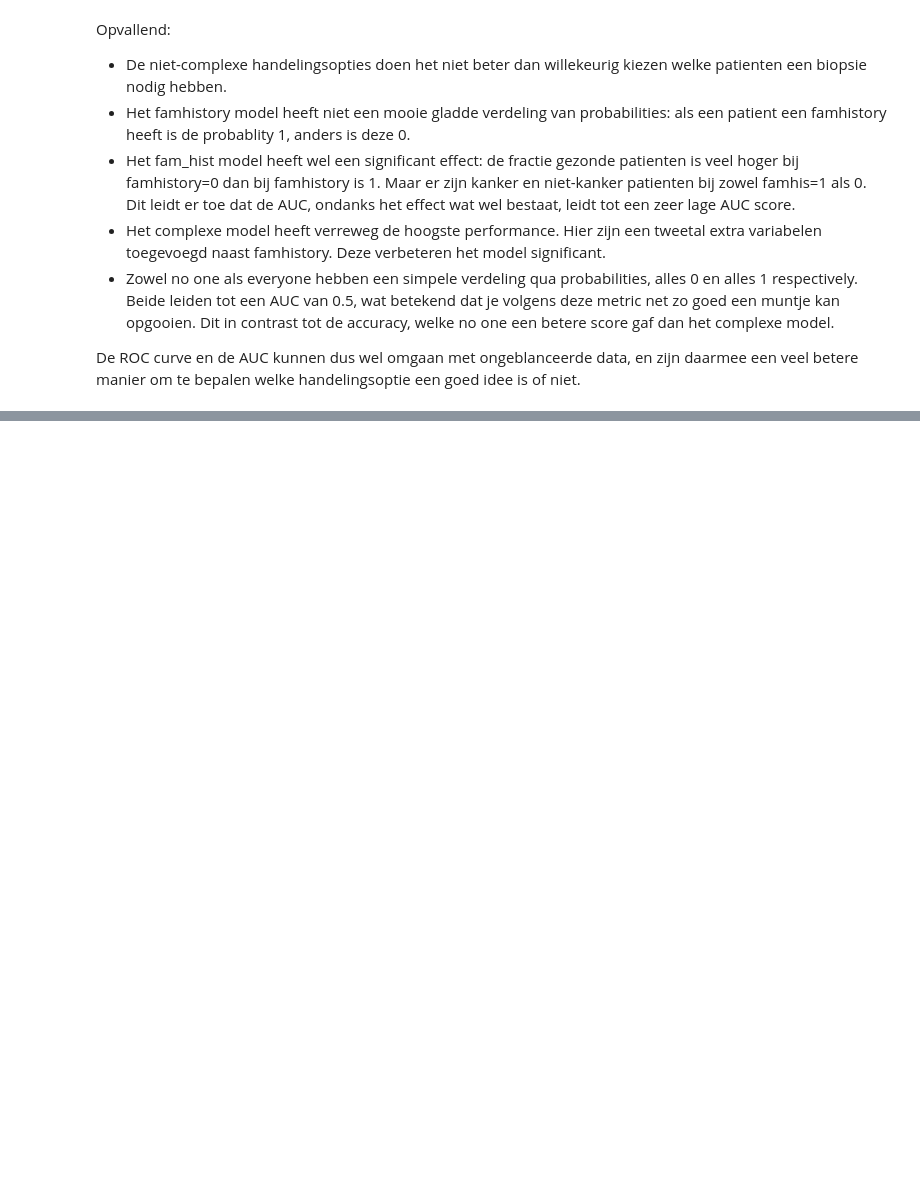
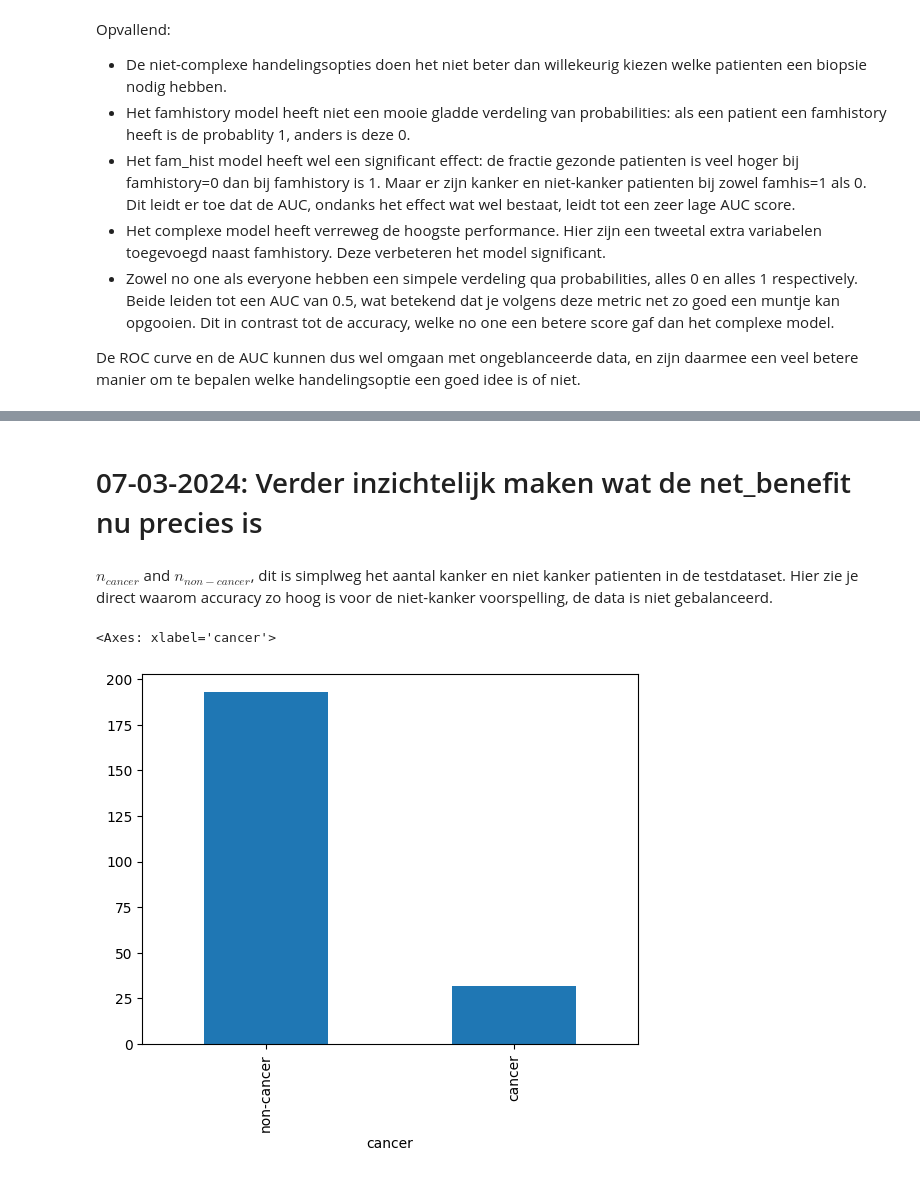
Before and after one commit to ictinnovaties-zorg/dca_blogpost, a Jupyter notebook: lab_book.ipynb, the cells around one changed output, grey strips where cells are left out. Drawn from its saved outputs; the diff is of its cells as text; code cells hidden in the pictures; blank space fills up the shorter version.

Commit message:
Expanded labbok discussion on flow from accuracy to net_benefit

```diff
--- a/lab_book.ipynb
+++ b/lab_book.ipynb
@@ -138,0 +172,10 @@ De AUC score kan dus beter omgaan met
+# %% [markdown]
+# 07-03-2024: Verder inzichtelijk maken wat de net_benefit nu precies is
+# %% [markdown]
+$n_{cancer}$ and $n_{non-cancer}$, dit is simplweg het aantal kanker en niet kanker patienten in de testdataset. Hier zie je direct waarom accuracy zo hoog is voor de niet-kanker voorspelling, de data is niet gebalanceerd.
+# %%
+df_ill = df_cancer_test.replace({'cancer': {0: 'non-cancer', 1: 'cancer'}})
+df_ill.value_counts('cancer').plot(kind='bar')
+# %% [output]
+<Axes: xlabel='cancer'>
+[figure, added]
```
Also changed, not shown: parts of 17 cells of this notebook.
